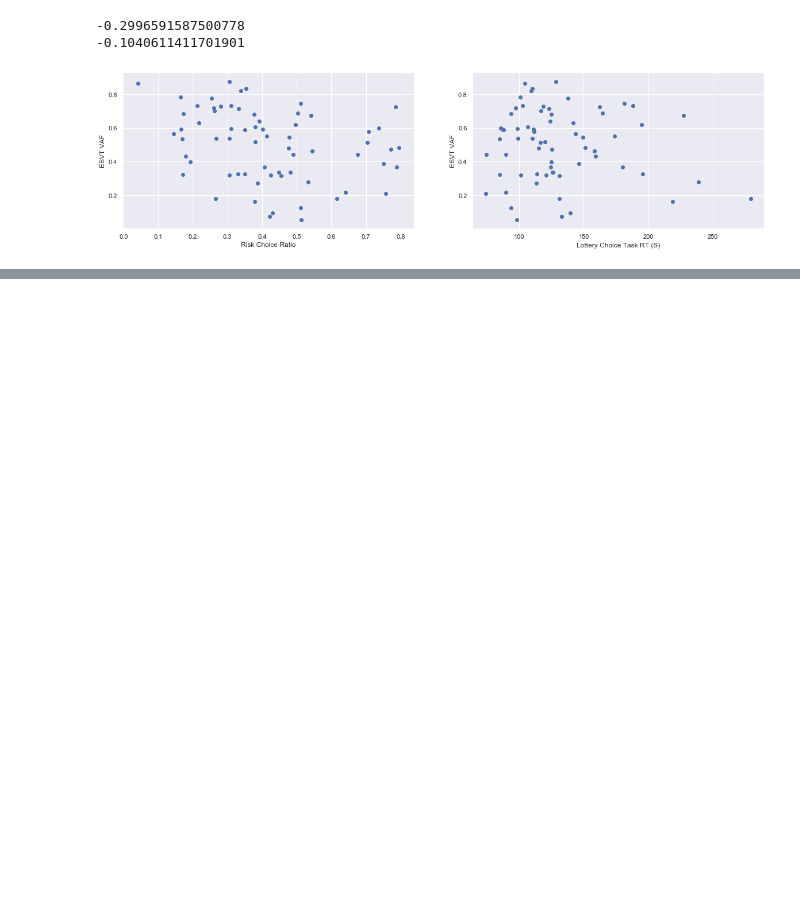
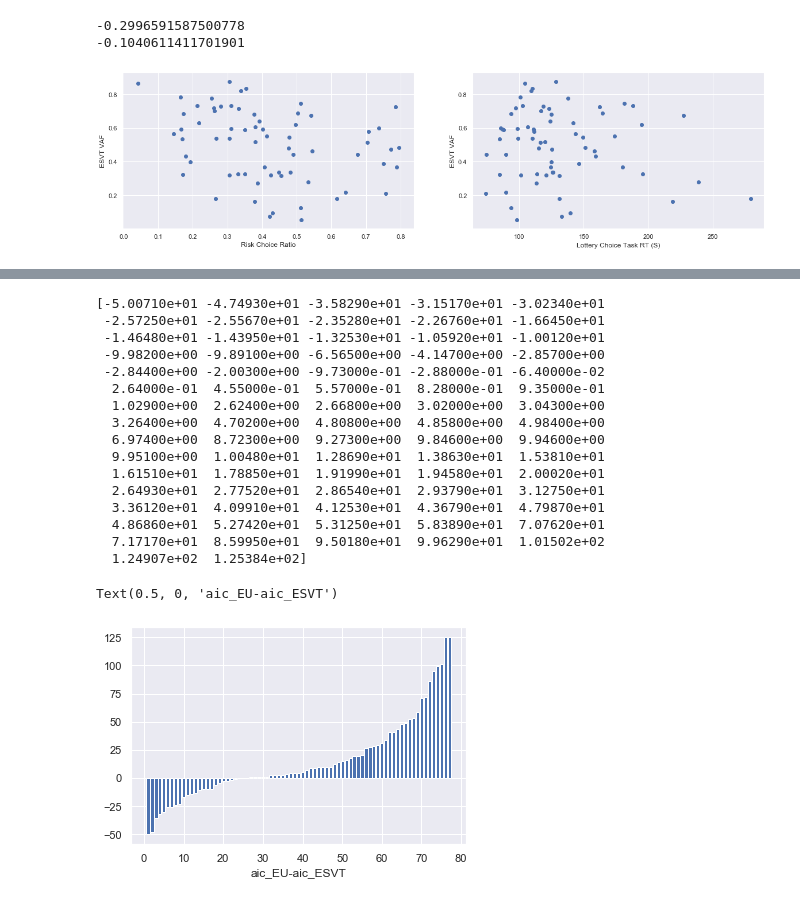
Before and after one commit to zihyunyan/Risk-project, a Jupyter notebook: Dependent Variables.ipynb, the cells around one changed output, grey strips where cells are left out. Drawn from its saved outputs; the diff is of its cells as text; code cells hidden in the pictures; blank space fills up the shorter version.

```diff
--- a/Dependent Variables.ipynb
+++ b/Dependent Variables.ipynb
@@ -652,0 +772,9 @@ print(sratio_rt_df['RT'].corr(sratio_rt_df['amb_ratio']))
+# %%
+
+r_df_EU = np.empty([len(subID),27])
+aic_df_EU = np.empty([len(subID),27])
+bic_df_EU = np.empty([len(subID),27])
+for i in range(27):
+    r_df_EU[:,i]= f_dict_EU[i]['R_squared']
+    aic_df_EU[:,i] = f_dict_EU[i]['aic']
+    bic_df_EU[:,i]=  f_dict_EU[i]['bic']
@@ -652,0 +799,27 @@ print(sratio_rt_df['RT'].corr(sratio_rt_df['amb_ratio']))
+# %%
+best_fit = []
+for i in range(len(subID)):
+    a = f_dict_EU[ro[:,1][i]]['alpha'][i]
+    g = f_dict_EU[ro[:,1][i]]['Gamma'][i]
+    r = f_dict_EU[ro[:,1][i]]['R_squared'][i]
+    aic = f_dict_EU[ro[:,1][i]]['aic'][i]
+    bic = f_dict_EU[ro[:,1][i]]['bic'][i]
+
+
+    #ESVT
+    ae = f_dict[ro_ESVT[:,1][i]]['alpha'][i]
+    m = f_dict[ro_ESVT[:,1][i]]['M'][i]
+    ge = f_dict[ro_ESVT[:,1][i]]['Gamma'][i]
+    re = f_dict[ro_ESVT[:,1][i]]['R_squared'][i]
+    aice = f_dict[ro_ESVT[:,1][i]]['aic'][i]
+    bice = f_dict[ro_ESVT[:,1][i]]['bic'][i]
+
+
+    best_fit.append([a,g,r,aic,bic,ae,m,ge,re,aice,bice])
+
+dep_variable = pd.DataFrame(data=best_fit,columns =
+             ['alpha_EU','gamma_EU','r_EU','aic_EU','bic_EU','alpha_ESVT','M_ESVT','gamma_ESVT',
+             'r_ESVT','aic_ESVT','bic_ESVT'])
+
+dep_variable.to_csv("/Users/zyy219/Documents/Risk_project/Data/Dependent_variable.csv")
+dep_variable
@@ -652,0 +845,4 @@ print(sratio_rt_df['RT'].corr(sratio_rt_df['amb_ratio']))
+# %%
+print(N)
+sub_dep = dep_variable.drop(N)
+sub_dep
@@ -652,0 +869,24 @@ print(sratio_rt_df['RT'].corr(sratio_rt_df['amb_ratio']))
+# %%
+aic_d = sub_dep['aic_EU']-sub_dep['aic_ESVT']
+print(np.sort(aic_d))
+plt.bar(np.arange(1,78),np.sort(aic_d))
+plt.xlabel('aic_EU-aic_ESVT')
+# %% [output]
+[-5.00710e+01 -4.74930e+01 -3.58290e+01 -3.15170e+01 -3.02340e+01
+ -2.57250e+01 -2.55670e+01 -2.35280e+01 -2.26760e+01 -1.66450e+01
+ -1.46480e+01 -1.43950e+01 -1.32530e+01 -1.05920e+01 -1.00120e+01
+ -9.98200e+00 -9.89100e+00 -6.56500e+00 -4.14700e+00 -2.85700e+00
+ -2.84400e+00 -2.00300e+00 -9.73000e-01 -2.88000e-01 -6.40000e-02
+  2.64000e-01  4.55000e-01  5.57000e-01  8.28000e-01  9.35000e-01
+  1.02900e+00  2.62400e+00  2.66800e+00  3.02000e+00  3.04300e+00
+  3.26400e+00  4.70200e+00  4.80800e+00  4.85800e+00  4.98400e+00
+  6.97400e+00  8.72300e+00  9.27300e+00  9.84600e+00  9.94600e+00
+  9.95100e+00  1.00480e+01  1.28690e+01  1.38630e+01  1.53810e+01
+  1.61510e+01  1.78850e+01  1.91990e+01  1.94580e+01  2.00020e+01
+  2.64930e+01  2.77520e+01  2.86540e+01  2.93790e+01  3.12750e+01
+  3.36120e+01  4.09910e+01  4.12530e+01  4.36790e+01  4.79870e+01
+  4.86860e+01  5.27420e+01  5.31250e+01  5.83890e+01  7.07620e+01
+  7.17170e+01  8.59950e+01  9.50180e+01  9.96290e+01  1.01502e+02
+  1.24907e+02  1.25384e+02]
+Text(0.5, 0, 'aic_EU-aic_ESVT')
+[figure, added]
```
Also changed, not shown: parts of 39 cells of this notebook, 1 other file.
